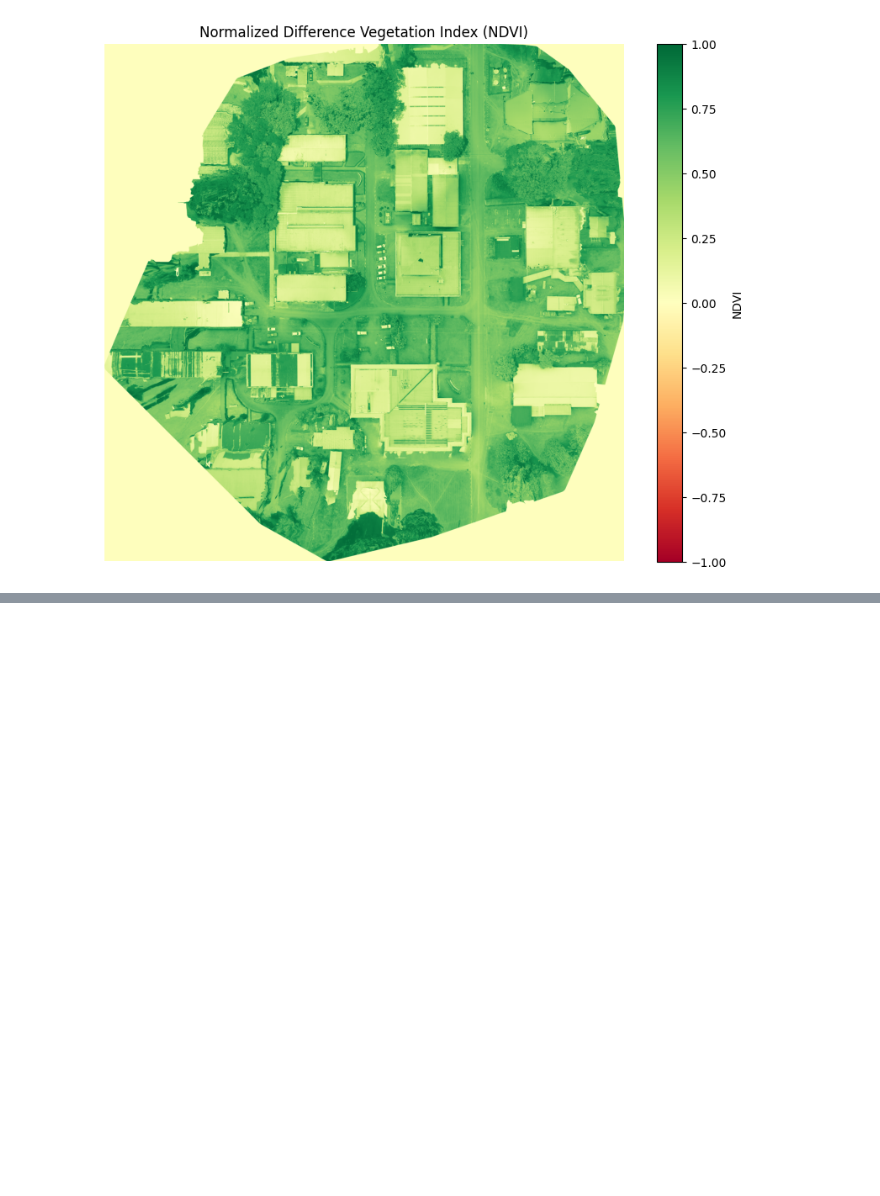
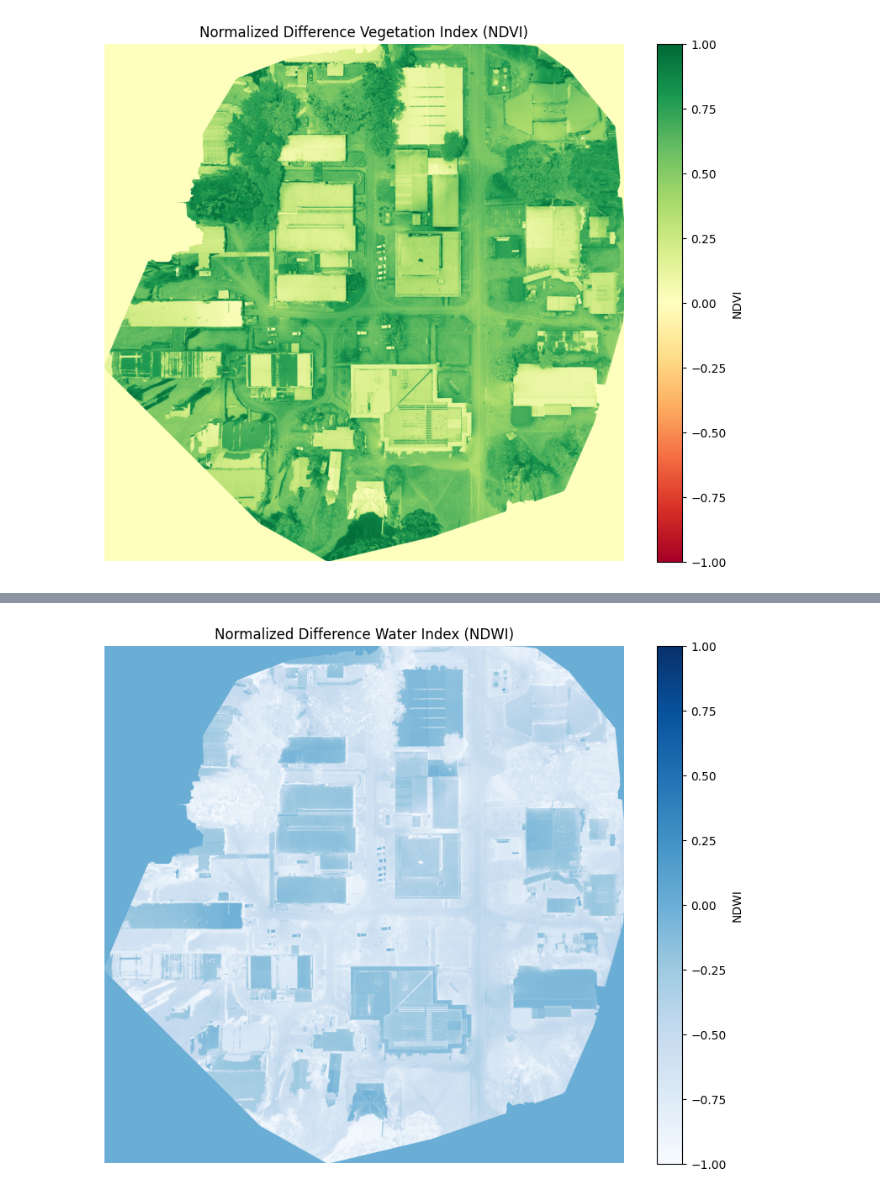
Before and after one commit to anapitalai/gee, a Jupyter notebook: python_programming.ipynb, the cells around one changed output, grey strips where cells are left out. Cells and saved outputs as stored; diff of their text form; code cells hidden in the pictures; blank space fills up the shorter version.

```diff
--- a/python_programming.ipynb
+++ b/python_programming.ipynb
@@ -253,0 +256,60 @@ plt.show()
+# %%
+# prompt: NDWI code
+
+!pip install rasterio
+import numpy as np
+import rasterio
+
+with rasterio.open('/content/drive/MyDrive/2025/unitech.tif') as src:
+    img = src.read()
+
+# Check the number of bands
+if img.shape[0] <= 4:
+    print("Warning: Image does not appear to have enough bands for typical NDVI calculation (assuming NIR and Red bands).")
+    print(f"Image shape: {img.shape}")
+    # Attempt to proceed with the bands available, assuming the last two bands are Red and NIR
+    if img.shape[0] >= 2:
+      red_band = img[-2, :, :]
+      nir_band = img[-1, :, :]
+      print(f"Using bands {img.shape[0]-2} (Red) and {img.shape[0]-1} (NIR) for NDVI.")
+    else:
+      print("Error: Not enough bands to calculate NDVI.")
+      red_band = None
+      nir_band = None
+else:
+    # Assuming band 1 (index 0) is Blue, band 2 (index 1) is Green, band 3 (index 2) is Red, band 4 (index 3) is NIR
+    # Adjust indices if your image band order is different
+    red_band = img[2, :, :] # Assuming Red is the 3rd band (index 2)
+    nir_band = img[3, :, :] # Assuming NIR is the 4th band (index 3)
+
+
+if red_band is not None and nir_band is not None:
+  # Convert bands to float32 for calculations
+  red_band = red_band.astype(np.float32)
+  nir_band = nir_band.astype(np.float32)
+
+  # Calculate NDWI (Normalized Difference Water Index)
+  # NDWI = (Green - NIR) / (Green + NIR)
+  # This requires a Green band. Assuming Green is the 2nd band (index 1)
+
+  if img.shape[0] >= 2:
+      green_band = img[1, :, :] # Assuming Green is the 2nd band (index 1)
+      green_band = green_band.astype(np.float32)
+
+      # To avoid division by zero, replace zeros in the denominator with a small number
+      denominator_ndwi = (green_band + nir_band)
+      denominator_ndwi[denominator_ndwi == 0] = 1e-9
+
+      ndwi = (green_band - nir_band) / denominator_ndwi
+
+      # Display the NDWI image
+      plt.figure(figsize=(10, 8))
+      plt.imshow(ndwi, cmap='Blues', vmin=-1, vmax=1) # Using a color map suitable for water
+      plt.colorbar(label='NDWI') # Add a color bar to show the NDWI scale
+      plt.axis('off')
+      plt.title('Normalized Difference Water Index (NDWI)')
+      plt.show()
+
+  else:
+      print("Error: Not enough bands to calculate NDWI (requires Green and NIR bands).")
+# %% [output]
@@ -253,0 +328 @@ plt.show()
+[figure, added]
```
Also changed, not shown: parts of 5 cells of this notebook.
